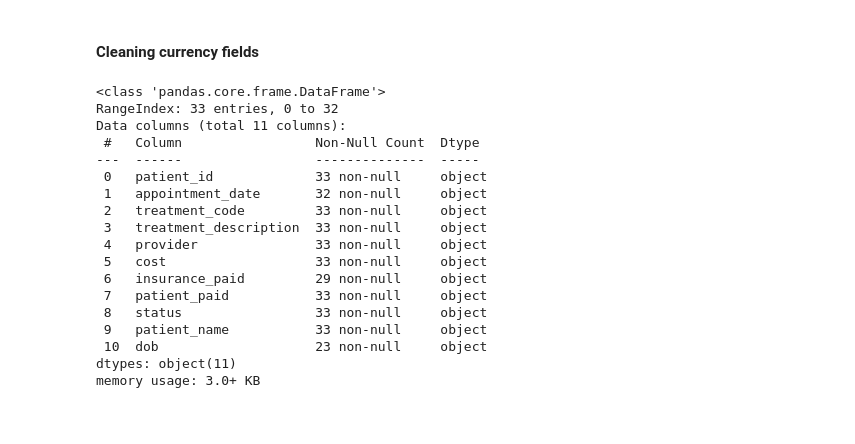
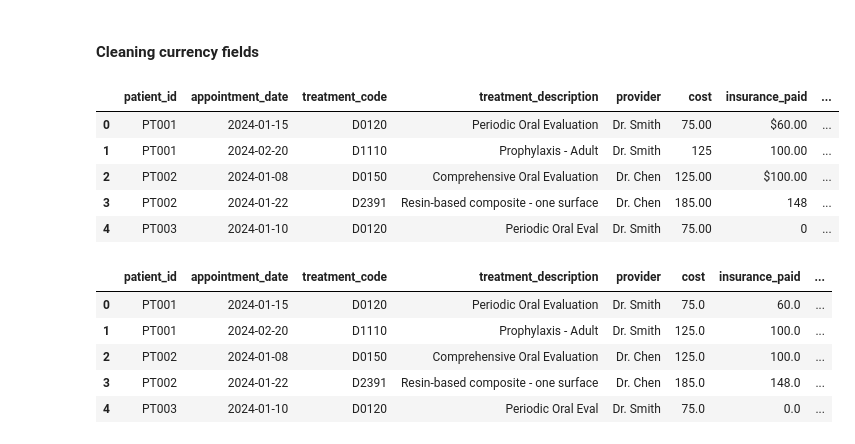
Before and after one commit to Jeremp10/datacleaning, a Jupyter notebook: notebooks/dental_appointments.ipynb, the cells around one changed output. Saved outputs shown, nothing was run; the diff lists cells and outputs as text; code cells hidden in the pictures.

```diff
--- a/notebooks/dental_appointments.ipynb
+++ b/notebooks/dental_appointments.ipynb
@@ -113,24 +113,12 @@ df_dental['dob'] = df_dental.groupby('patient_id')['dob'].transform('first')
 #### Cleaning currency fields
 # %%
 df_dental['cost'] = df_dental['cost'].astype(str).str.replace('$', '').str.replace(',', '').str.strip()
-# %%
-df_dental.info()
-# %% [output]
-<class 'pandas.core.frame.DataFrame'>
-RangeIndex: 33 entries, 0 to 32
-Data columns (total 11 columns):
- #   Column                 Non-Null Count  Dtype
----  ------                 --------------  -----
- 0   patient_id             33 non-null     object
- 1   appointment_date       32 non-null     object
- 2   treatment_code         33 non-null     object
- 3   treatment_description  33 non-null     object
- 4   provider               33 non-null     object
- 5   cost                   33 non-null     object
- 6   insurance_paid         29 non-null     object
- 7   patient_paid           33 non-null     object
- 8   status                 33 non-null     object
- 9   patient_name           33 non-null     object
- 10  dob                    23 non-null     object
-dtypes: object(11)
-memory usage: 3.0+ KB
+# %%
+df_dental.head()
+# %% [output]
+|  | patient_id | appointment_date | treatment_code | treatment_description | provider | cost | insurance_paid | ... |
+| 0 | PT001 | 2024-01-15 | D0120 | Periodic Oral Evaluation | Dr. Smith | 75.00 | $60.00 | ... |
+| 1 | PT001 | 2024-02-20 | D1110 | Prophylaxis - Adult | Dr. Smith | 125 | 100.00 | ... |
+| 2 | PT002 | 2024-01-08 | D0150 | Comprehensive Oral Evaluation | Dr. Chen | 125.00 | $100.00 | ... |
+| 3 | PT002 | 2024-01-22 | D2391 | Resin-based composite - one surface | Dr. Chen | 185.00 | 148 | ... |
+| 4 | PT003 | 2024-01-10 | D0120 | Periodic Oral Eval | Dr. Smith | 75.00 | 0 | ... |
@@ -136,0 +133,9 @@ memory usage: 3.0+ KB
+# %%
+df_dental.head()
+# %% [output]
+|  | patient_id | appointment_date | treatment_code | treatment_description | provider | cost | insurance_paid | ... |
+| 0 | PT001 | 2024-01-15 | D0120 | Periodic Oral Evaluation | Dr. Smith | 75.0 | 60.0 | ... |
+| 1 | PT001 | 2024-02-20 | D1110 | Prophylaxis - Adult | Dr. Smith | 125.0 | 100.0 | ... |
+| 2 | PT002 | 2024-01-08 | D0150 | Comprehensive Oral Evaluation | Dr. Chen | 125.0 | 100.0 | ... |
+| 3 | PT002 | 2024-01-22 | D2391 | Resin-based composite - one surface | Dr. Chen | 185.0 | 148.0 | ... |
+| 4 | PT003 | 2024-01-10 | D0120 | Periodic Oral Eval | Dr. Smith | 75.0 | 0.0 | ... |
```
Also changed, not shown: parts of 14 cells of this notebook.
